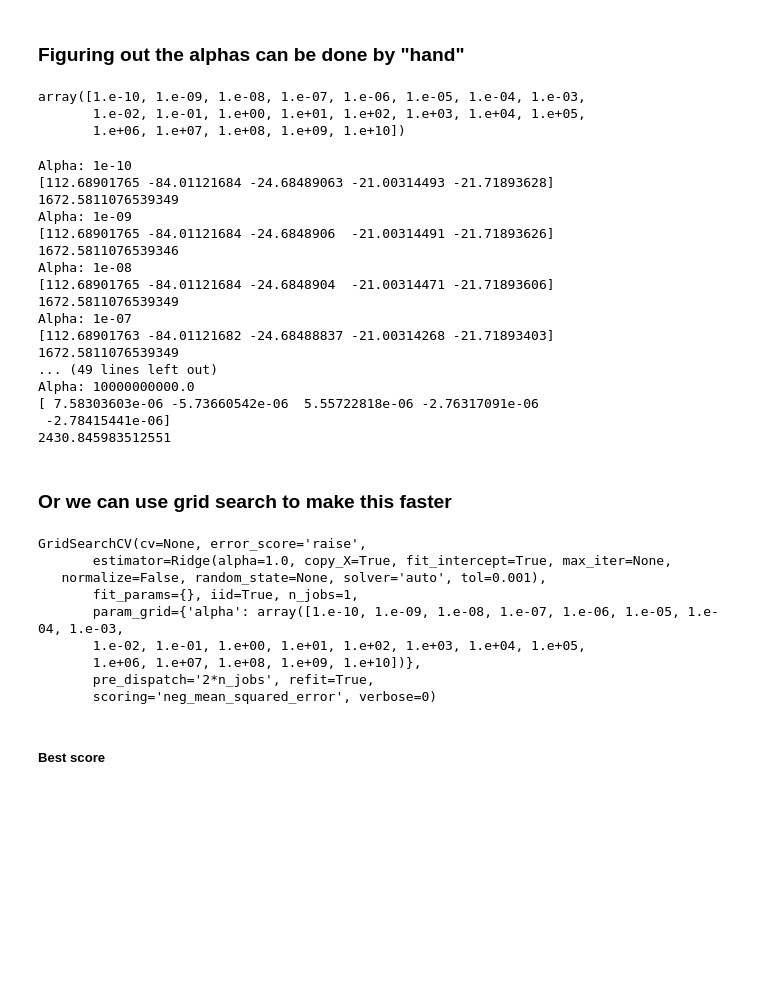
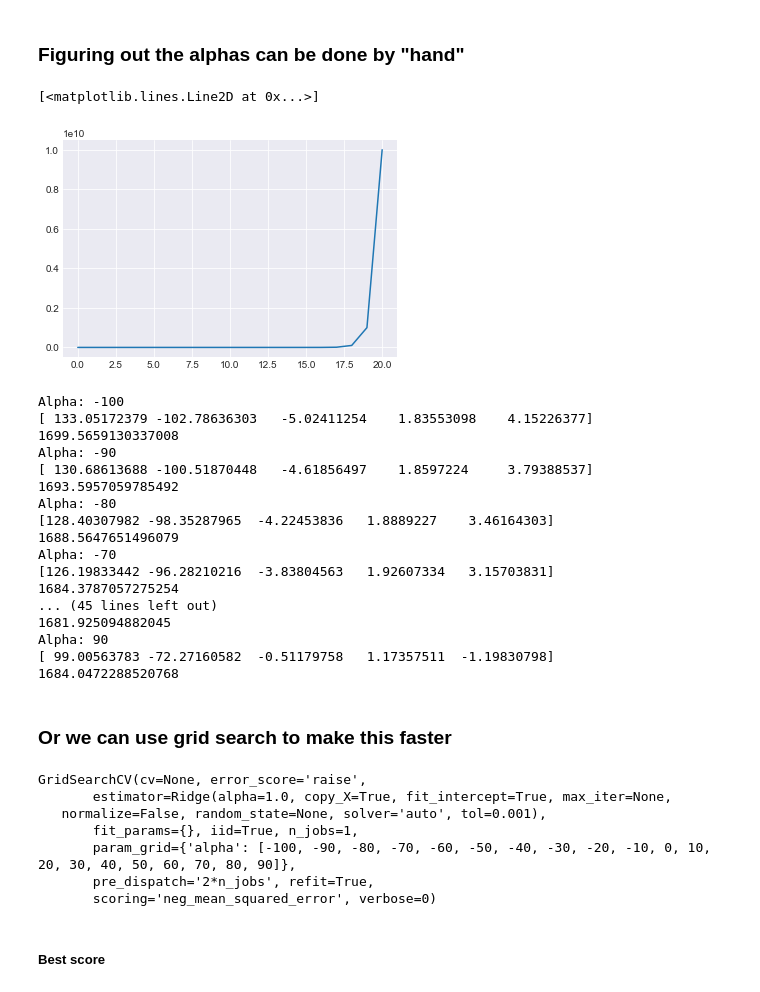
Before and after one commit to greyatomtestuser2/DS-SF-44, a Jupyter notebook: lessons/lesson-07/code/solution-code-7.ipynb, the cells around one changed output. Cells and saved outputs as stored; diff of their text form; code cells hidden in the pictures; blank space fills up the shorter version.

```diff
--- a/lessons/lesson-07/code/solution-code-7.ipynb
+++ b/lessons/lesson-07/code/solution-code-7.ipynb
@@ -232,13 +228,12 @@ print('Ridge R2:', lm.score(modeldata, y))
 # %% [markdown]
 ### Figuring out the alphas can be done by "hand"
 # %%
-np.logspace(-10, 10, 21)
+plt.plot(np.logspace(-10, 10, 21))
 # %% [output]
-array([1.e-10, 1.e-09, 1.e-08, 1.e-07, 1.e-06, 1.e-05, 1.e-04, 1.e-03,
-       1.e-02, 1.e-01, 1.e+00, 1.e+01, 1.e+02, 1.e+03, 1.e+04, 1.e+05,
-       1.e+06, 1.e+07, 1.e+08, 1.e+09, 1.e+10])
+[<matplotlib.lines.Line2D at 0x...>]
+[figure, added]
 # %%
-alphas = np.logspace(-10, 10, 21)
+alphas = range(-100, 100, 10)
 for a in alphas:
     print 'Alpha:', a
     lm = linear_model.Ridge(alpha=a)
@@ -246,29 +241,29 @@ for a in alphas:
     print lm.coef_
     print metrics.mean_squared_error(y, lm.predict(modeldata))
 # %% [output]
-Alpha: 1e-10
-[112.68901765 -84.01121684 -24.68489063 -21.00314493 -21.71893628]
-1672.5811076539349
-Alpha: 1e-09
-[112.68901765 -84.01121684 -24.6848906  -21.00314491 -21.71893626]
-1672.5811076539346
-Alpha: 1e-08
-[112.68901765 -84.01121684 -24.6848904  -21.00314471 -21.71893606]
-1672.5811076539349
-Alpha: 1e-07
-[112.68901763 -84.01121682 -24.68488837 -21.00314268 -21.71893403]
-1672.5811076539349
-... (49 lines left out)
-Alpha: 10000000000.0
-[ 7.58303603e-06 -5.73660542e-06  5.55722818e-06 -2.76317091e-06
- -2.78415441e-06]
-2430.845983512551
+Alpha: -100
+[ 133.05172379 -102.78636303   -5.02411254    1.83553098    4.15226377]
+1699.5659130337008
+Alpha: -90
+[ 130.68613688 -100.51870448   -4.61856497    1.8597224     3.79388537]
+1693.5957059785492
+Alpha: -80
+[128.40307982 -98.35287965  -4.22453836   1.8889227    3.46164303]
+1688.5647651496079
+Alpha: -70
+[126.19833442 -96.28210216  -3.83804563   1.92607334   3.15703831]
+1684.3787057275254
+... (45 lines left out)
+1681.925094882045
+Alpha: 90
+[ 99.00563783 -72.27160582  -0.51179758   1.17357511  -1.19830798]
+1684.0472288520768
 # %% [markdown]
 ### Or we can use grid search to make this faster
 # %%
 from sklearn import grid_search
 
-alphas = np.logspace(-10, 10, 21)
+alphas = range(-100, 100, 10)
 gs = grid_search.GridSearchCV(
     estimator=linear_model.Ridge(),
     param_grid={'alpha': alphas},
@@ -280,9 +275,7 @@ GridSearchCV(cv=None, error_score='raise',
        estimator=Ridge(alpha=1.0, copy_X=True, fit_intercept=True, max_iter=None,
    normalize=False, random_state=None, solver='auto', tol=0.001),
        fit_params={}, iid=True, n_jobs=1,
-       param_grid={'alpha': array([1.e-10, 1.e-09, 1.e-08, 1.e-07, 1.e-06, 1.e-05, 1.e-04, 1.e-03,
-       1.e-02, 1.e-01, 1.e+00, 1.e+01, 1.e+02, 1.e+03, 1.e+04, 1.e+05,
-       1.e+06, 1.e+07, 1.e+08, 1.e+09, 1.e+10])},
+       param_grid={'alpha': [-100, -90, -80, -70, -60, -50, -40, -30, -20, -10, 0, 10, 20, 30, 40, 50, 60, 70, 80, 90]},
        pre_dispatch='2*n_jobs', refit=True,
        scoring='neg_mean_squared_error', verbose=0)
 # %% [markdown]
```
Also changed, not shown: parts of 7 cells of this notebook.
